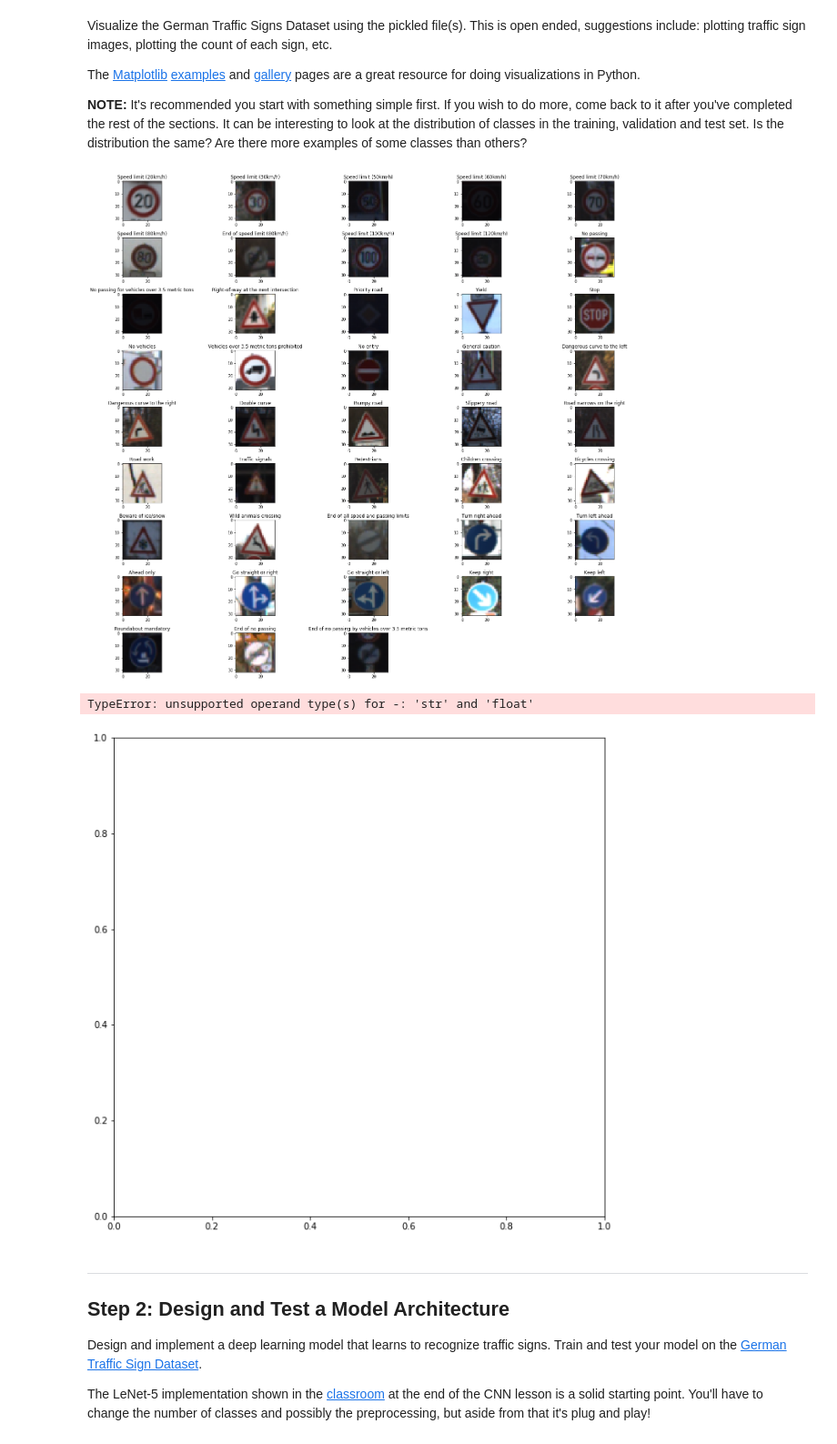
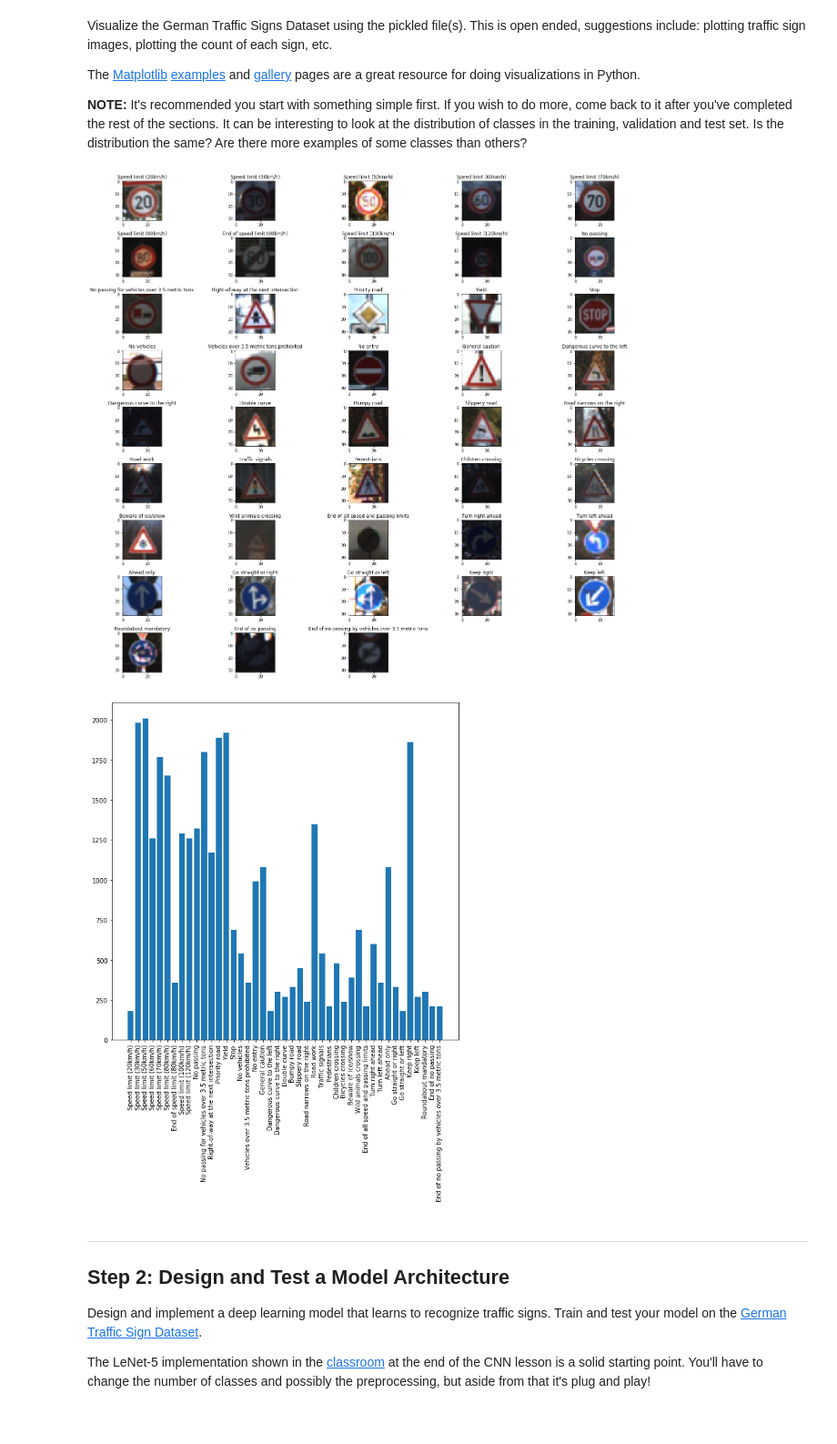
Before and after one commit to shunjilin/UdacityCarNDTrafficSignClassifier, a Jupyter notebook: Traffic_Sign_Classifier.ipynb, the cells around one changed output. Shown at 91% size. Drawn from its saved outputs; the diff is of its cells as text; code cells hidden in the pictures.

```diff
--- a/Traffic_Sign_Classifier.ipynb
+++ b/Traffic_Sign_Classifier.ipynb
@@ -104,6 +104,12 @@ import matplotlib.pyplot as plt
 # %%
 # See sample image from each class id
 import random
+
+# helper function to display grascale image of (width x height x 1) shape
+def display_grayscale(grayscale_image):
+    plt.imshow(np.resize(grayscale_image,
+                         (grayscale_image.shape[0],
+                         grayscale_image.shape[1])), cmap = 'gray')
 
 # randomly displays an image from each class
 def display_image_per_class(X_train, y_train, label_mappings):
@@ -112,7 +118,10 @@ def display_image_per_class(X_train, y_train, label_mappings):
         image = random.choice(X_train[np.where(y_train == classid)])
         ax = fig.add_subplot(10, 5, classid + 1)
         ax.set_title(label_mappings[classid])
-        plt.imshow(image)
+        if (image.shape[2] == 3):
+            plt.imshow(image)
+        if (image.shape[2] == 1):
+            display_grayscale(image)
     plt.tight_layout()
     plt.show()
 
@@ -120,23 +129,24 @@ display_image_per_class(X_train, y_train, label_mappings)
 
 # some images are much darker than others
 # %% [output]
-[figure, old version]
+[figure, new version]
 # %%
 # distribution of classes
 from collections import Counter
 
 def display_class_distribution(y_train, label_mappings):
     plt.figure(figsize = (10, 10))
     counts = Counter(y_train)
-    plt.bar([label_mappings[class_idx] for class_idx in counts.keys()], counts.values())
+    plt.bar([class_idx for class_idx in counts.keys()], counts.values())
+    plt.xticks([class_idx for class_idx in counts.keys()],
+               [label_mappings[class_idx] for class_idx in counts.keys()])
     plt.xticks(rotation='vertical')
     plt.show()
 
 display_class_distribution(y_train, label_mappings)
 # Seems like quite an uneven distribution of each class label for the training set
 # %% [output]
-TypeError: unsupported operand type(s) for -: 'str' and 'float'
-[figure, old version]
+[figure, new version]
 # %% [markdown]
 ----
 
```
Also changed, not shown: parts of 10 cells of this notebook.
